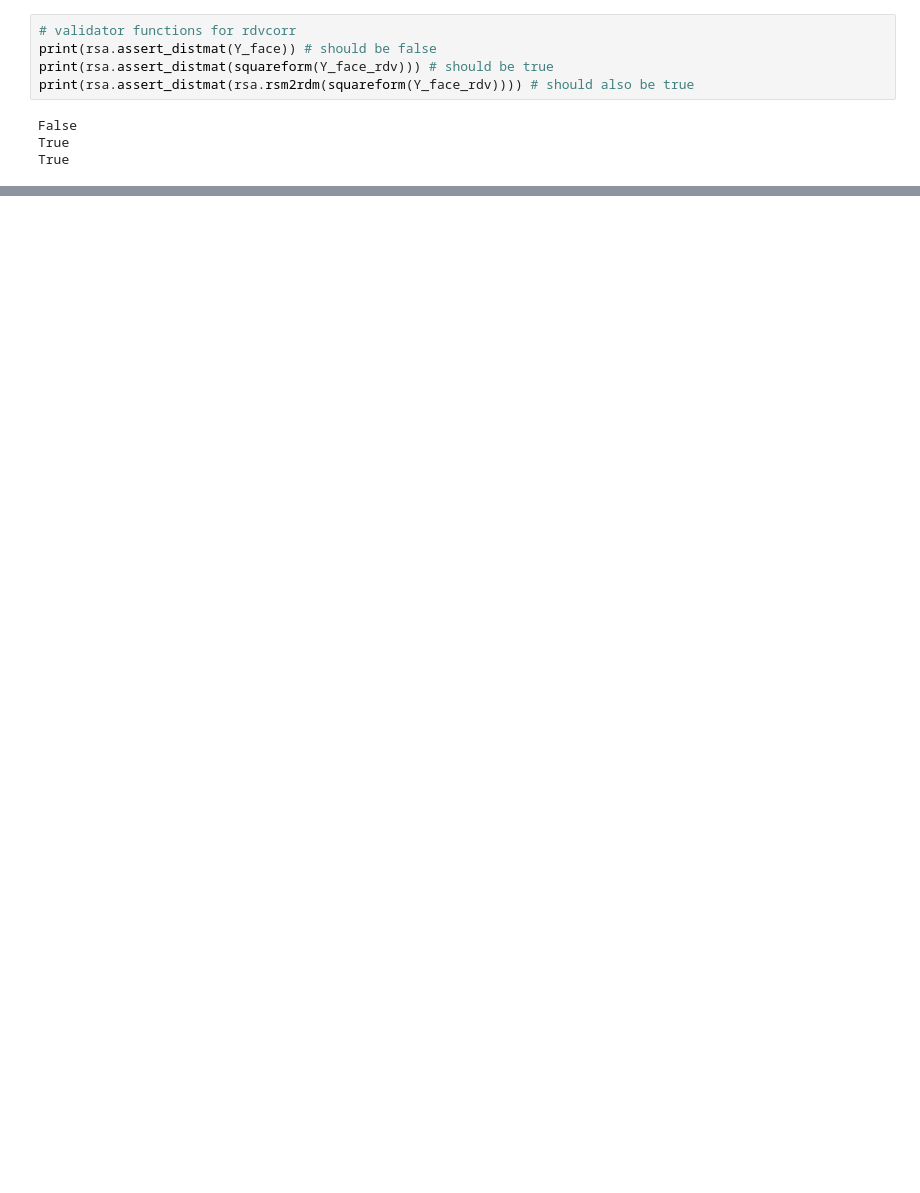
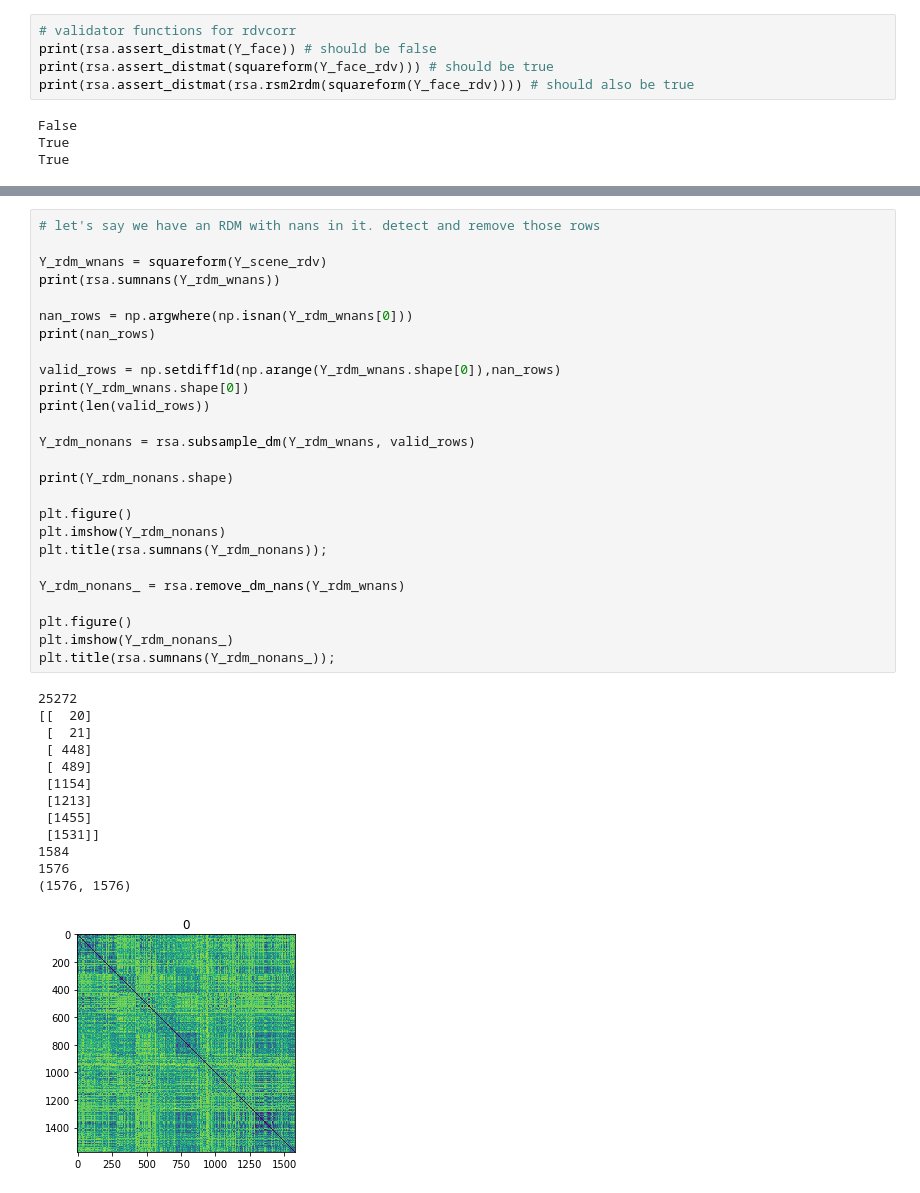
Before and after one commit to jacob-prince/RotspaceIT, a Jupyter notebook: notebooks/n04_rsatools.ipynb, the cells around one changed output, grey strips where cells are left out. Drawn from its saved outputs; the diff is of its cells as text; blank space fills up the shorter version.

```diff
--- a/notebooks/n04_rsatools.ipynb
+++ b/notebooks/n04_rsatools.ipynb
@@ -204,0 +206,40 @@ plt.colorbar()
+# %%
+# let's say we have an RDM with nans in it. detect and remove those rows
+
+Y_rdm_wnans = squareform(Y_scene_rdv)
+print(rsa.sumnans(Y_rdm_wnans))
+
+nan_rows = np.argwhere(np.isnan(Y_rdm_wnans[0]))
+print(nan_rows)
+
+valid_rows = np.setdiff1d(np.arange(Y_rdm_wnans.shape[0]),nan_rows)
+print(Y_rdm_wnans.shape[0])
+print(len(valid_rows))
+
+Y_rdm_nonans = rsa.subsample_dm(Y_rdm_wnans, valid_rows)
+
+print(Y_rdm_nonans.shape)
+
+plt.figure()
+plt.imshow(Y_rdm_nonans)
+plt.title(rsa.sumnans(Y_rdm_nonans));
+
+Y_rdm_nonans_ = rsa.remove_dm_nans(Y_rdm_wnans)
+
+plt.figure()
+plt.imshow(Y_rdm_nonans_)
+plt.title(rsa.sumnans(Y_rdm_nonans_));
+# %% [output]
+25272
+[[  20]
+ [  21]
+ [ 448]
+ [ 489]
+ [1154]
+ [1213]
+ [1455]
+ [1531]]
+1584
+1576
+(1576, 1576)
+[figure, added]
```
Also changed, not shown: parts of 11 cells of this notebook, 1 other file.
